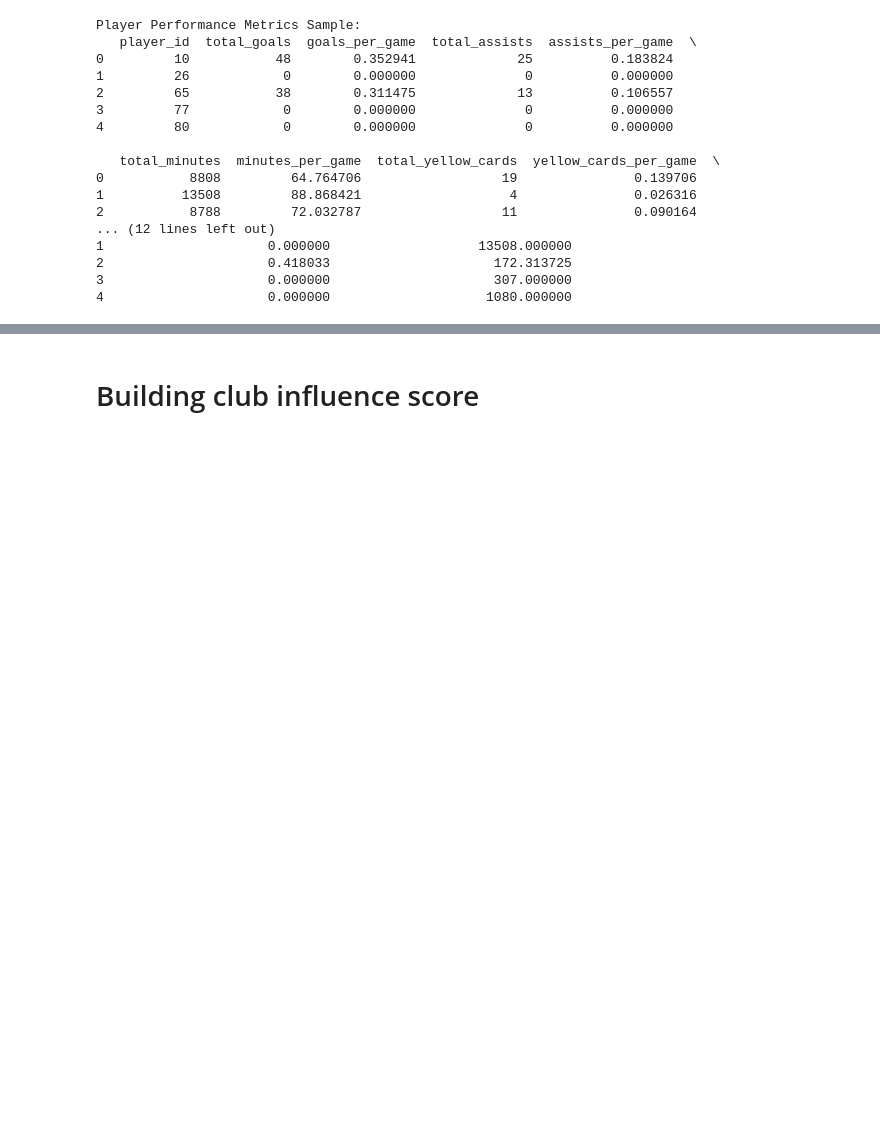
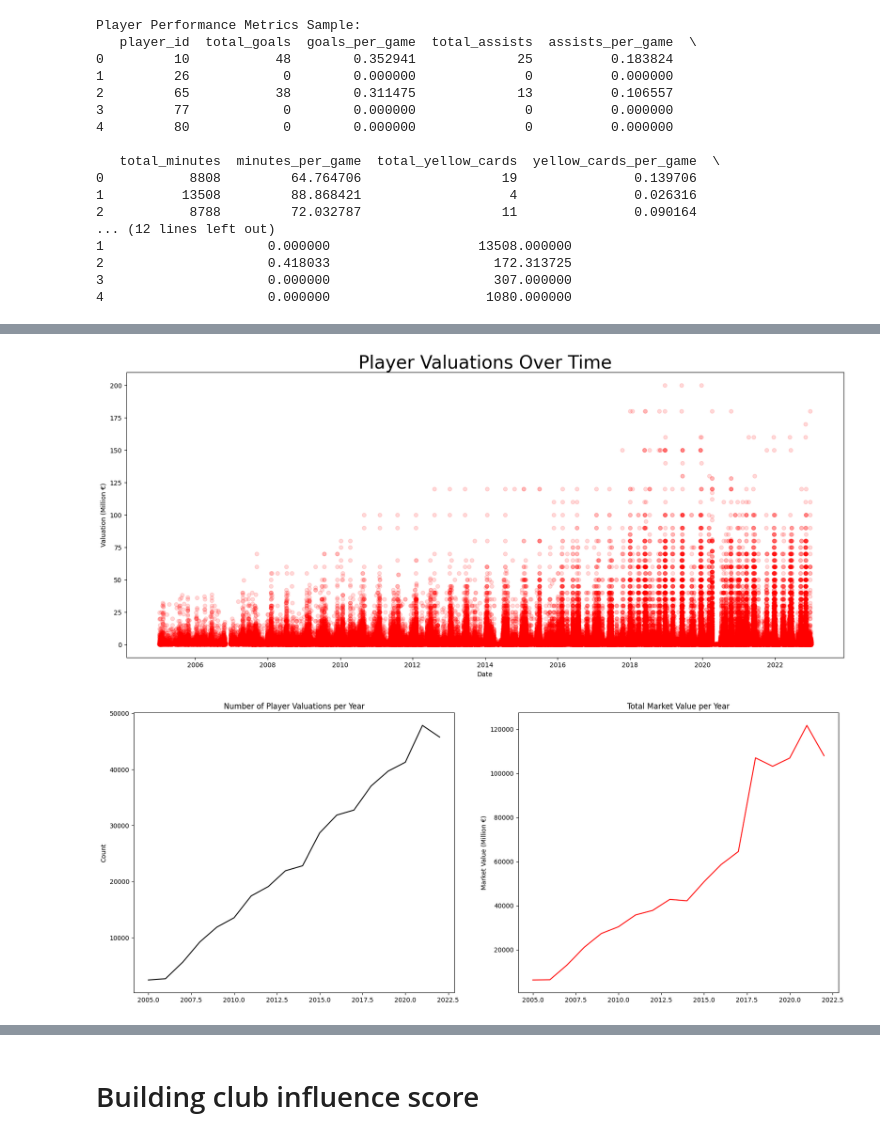
Before and after one commit to jsntj/jatj_footballtransfermarkt, a Jupyter notebook: EDA.ipynb, the cells around one changed output, grey strips where cells are left out. Saved outputs shown, nothing was run; the diff lists cells and outputs as text; code cells hidden in the pictures; blank space fills up the shorter version.

```diff
--- a/EDA.ipynb
+++ b/EDA.ipynb
@@ -191,0 +237,80 @@ Player Performance Metrics Sample:
+# %%
+import matplotlib.pyplot as plt
+
+# Filter player valuations between 2005 and 2022
+player_valuations_df = player_valuations_df[
+    (player_valuations_df['year'] > 2004) & (player_valuations_df['year'] < 2023)
+]
+
+# Filter high-value players
+high_value_player_valuations_df = player_valuations_df[
+    player_valuations_df['market_value_in_eur'] > 40000000
+]
+
+# Get unique positions from players_df
+positions = players_df['position'].dropna().unique()
+
+# Scatter plot of all player valuations over time
+plt.figure(figsize=(20, 8))
+plt.scatter(
+    player_valuations_df['datetime'],
+    player_valuations_df['market_value_in_eur'] / 1e6,
+    c='red',
+    alpha=0.15
+)
+plt.xlabel('Date')
+plt.ylabel('Valuation (Million €)')
+plt.title('Player Valuations Over Time', fontsize=28)
+plt.show()
+
+# Grouping data by year
+yeargroups_count = player_valuations_df.groupby('year')['market_value_in_eur'].count()
+yeargroups_sum = player_valuations_df.groupby('year')['market_value_in_eur'].sum()
+yeargroups_max = player_valuations_df.groupby('year')['market_value_in_eur'].max()
+yeargroups_min = player_valuations_df.groupby('year')['market_value_in_eur'].min()
+yeargroups_median = player_valuations_df.groupby('year')['market_value_in_eur'].median()
+yeargroups_mean = player_valuations_df.groupby('year')['market_value_in_eur'].mean()
+
+# Plot count and sum of valuations per year
+fig, (ax1, ax2) = plt.subplots(1, 2, figsize=(20, 8))
+ax1.set_title('Number of Player Valuations per Year')
+ax1.plot(yeargroups_count.index, yeargroups_count.values, color='black')
+ax1.set_ylabel('Count')
+
+ax2.set_title('Total Market Value per Year')
+ax2.plot(yeargroups_sum.index, yeargroups_sum.values / 1e6, color='red')
+ax2.set_ylabel('Market Value (Million €)')
+plt.show()
+
+# Plot max, median, and mean valuations over time
+plt.figure(figsize=(20, 8))
+plt.title('Max, Median, and Mean Player Valuations Over Time', fontsize=28)
+plt.plot(yeargroups_max.index, yeargroups_max.values / 1e6, color='red', label='Max')
+plt.plot(yeargroups_median.index, yeargroups_median.values / 1e6, color='gold', label='Median')
+plt.plot(yeargroups_mean.index, yeargroups_mean.values / 1e6, color='orange', label='Mean')
+plt.ylabel('Market Value (Million €)')
+plt.legend()
+plt.show()
+
+# Valuation by position
+plt.figure(figsize=(20, 8))
+colors = ['yellow', 'red', 'orange', 'blue', 'green']
+for i, position in enumerate(positions[:4]):  # Limit to 4 positions for subplot layout
+    plt.subplot(1, 4, i + 1)
+    pos_df = player_valuations_df[player_valuations_df['position'] == position]
+    plt.scatter(
+        pos_df['datetime'],
+        pos_df['market_value_in_eur'] / 1e6,
+        c=colors[i % len(colors)],
+        alpha=0.15
+    )
+    plt.xlabel('Year')
+    plt.ylabel('Valuation (Million €)')
+    plt.title(f'{position} Valuation Over Time')
+    plt.ylim(0, 200)
+    plt.xticks(rotation=90, ha='right')
+plt.tight_layout()
+plt.show()
+# %% [output]
+[figure, added]
+[figure, added]
```
Also changed, not shown: parts of 10 cells of this notebook.
